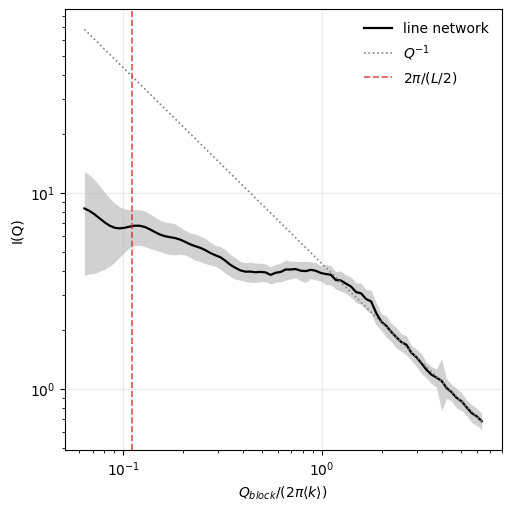
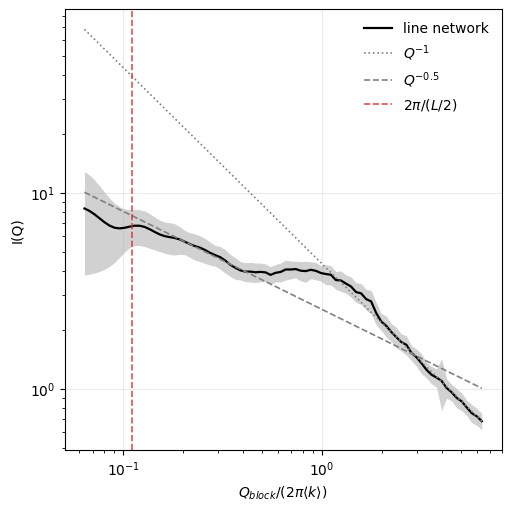
The change to this notebook cell's code, shown as a diff; its figure went from the first image to the second:
--- before
+++ after
@@ -22,4 +22,6 @@
 q0 = 5
 i0 = np.interp(q0, q_ref, iq_ref)
+q05 = 0.2
+i05 = np.interp(q05, q_ref, iq_ref)
 
 # Restrict guide lines to a useful Q interval
@@ -33,6 +35,8 @@
 guide_qm1 = i0 * (q_guide / q0)**(-1)
 guide_qm4 = i0 * (q_guide / q0)**(-4)/1000
+guide_qm05 = i05 * (q_guide / q05)**(-0.5)
 
 ax.plot(q_guide, guide_qm1, color="gray", lw=1.2, ls=":", label=r"$Q^{-1}$")
+ax.plot(q_guide, guide_qm05, color="gray", lw=1.2, ls="--", label=r"$Q^{-0.5}$")
 # ax.plot(q_guide, guide_qm4, color="gray", lw=1.2, ls="-.", label=r"$Q^{-4}$")
 # ax.set_xlim([0.1, 10.0])

Commit: Add randomcxl line scattering notebooks